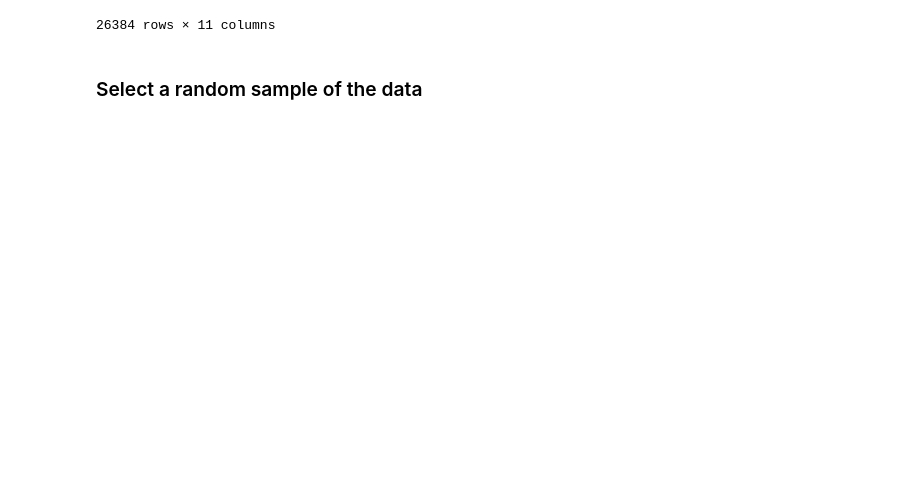
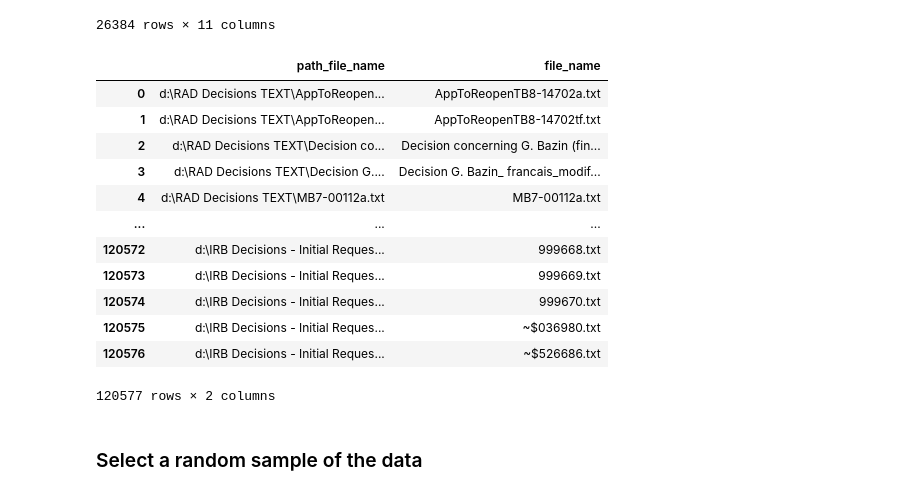
Before and after one commit to Refugee-Law-Lab/rad_bulk_data, a Jupyter notebook: genAI-verification.ipynb, the cells around one changed output. Drawn from its saved outputs; the diff is of its cells as text; code cells hidden in the pictures; blank space fills up the shorter version.

```diff
--- a/genAI-verification.ipynb
+++ b/genAI-verification.ipynb
@@ -81,5 +81,36 @@ df
 | 26382 | MC2-03068 |  | RAD |  | MC2-03068 - Final February 2023.txt | 2023-11-12 | 2023-02-02 | 2023 | ... |
 | 26383 | MC2-03068 |  | RAD |  | MC2-03068tf.txt | 2023-11-12 | 2023-02-02 | 2023 | ... |
 26384 rows × 11 columns
+# %%
+# get raw data
+DATA_DIRS = ["d:/RAD Decisions TEXT/", "d:/IRB Decisions - Initial Request - TEXT/"]
+
+# get list of files in each directory, including full path
+path_file_list = []
+for data_dir in DATA_DIRS:
+    for file in pathlib.Path(data_dir).glob('**/*'):
+        path_file_list.append(str(file))
+
+# put the file_list into a dataframe
+df_raw = pd.DataFrame(path_file_list, columns=['path_file_name'])
+
+# add a column with just the file name (using pathlib
+df_raw['file_name'] = df_raw['path_file_name'].apply(lambda x: pathlib.Path(x).name)
+
+df_raw
+# %% [output]
+|  | path_file_name | file_name |
+| 0 | d:\RAD Decisions TEXT\AppToReopen... | AppToReopenTB8-14702a.txt |
+| 1 | d:\RAD Decisions TEXT\AppToReopen... | AppToReopenTB8-14702tf.txt |
+| 2 | d:\RAD Decisions TEXT\Decision co... | Decision concerning G. Bazin (fin... |
+| 3 | d:\RAD Decisions TEXT\Decision G.... | Decision G. Bazin_ francais_modif... |
+| 4 | d:\RAD Decisions TEXT\MB7-00112a.txt | MB7-00112a.txt |
+| ... | ... | ... |
+| 120572 | d:\IRB Decisions - Initial Reques... | 999668.txt |
+| 120573 | d:\IRB Decisions - Initial Reques... | 999669.txt |
+| 120574 | d:\IRB Decisions - Initial Reques... | 999670.txt |
+| 120575 | d:\IRB Decisions - Initial Reques... | ~$036980.txt |
+| 120576 | d:\IRB Decisions - Initial Reques... | ~$526686.txt |
+120577 rows × 2 columns
 # %% [markdown]
 ### Select a random sample of the data
```
Also changed, not shown: parts of 18 cells of this notebook.
